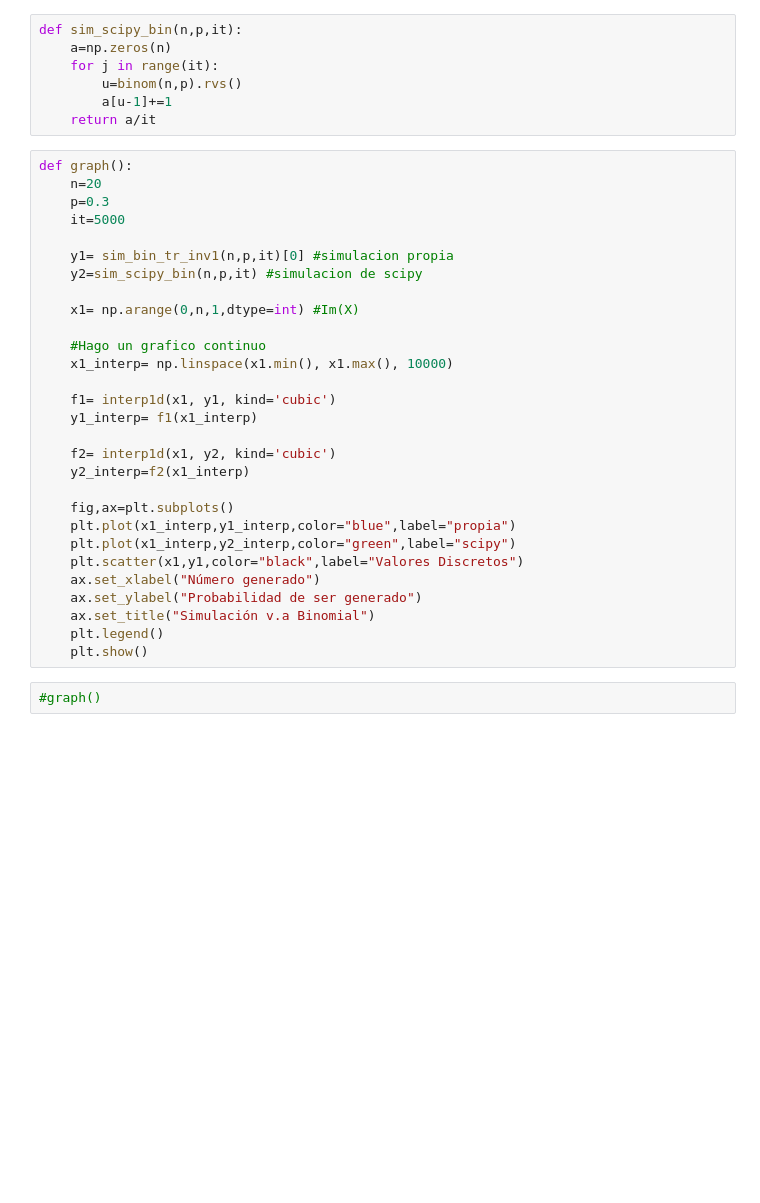
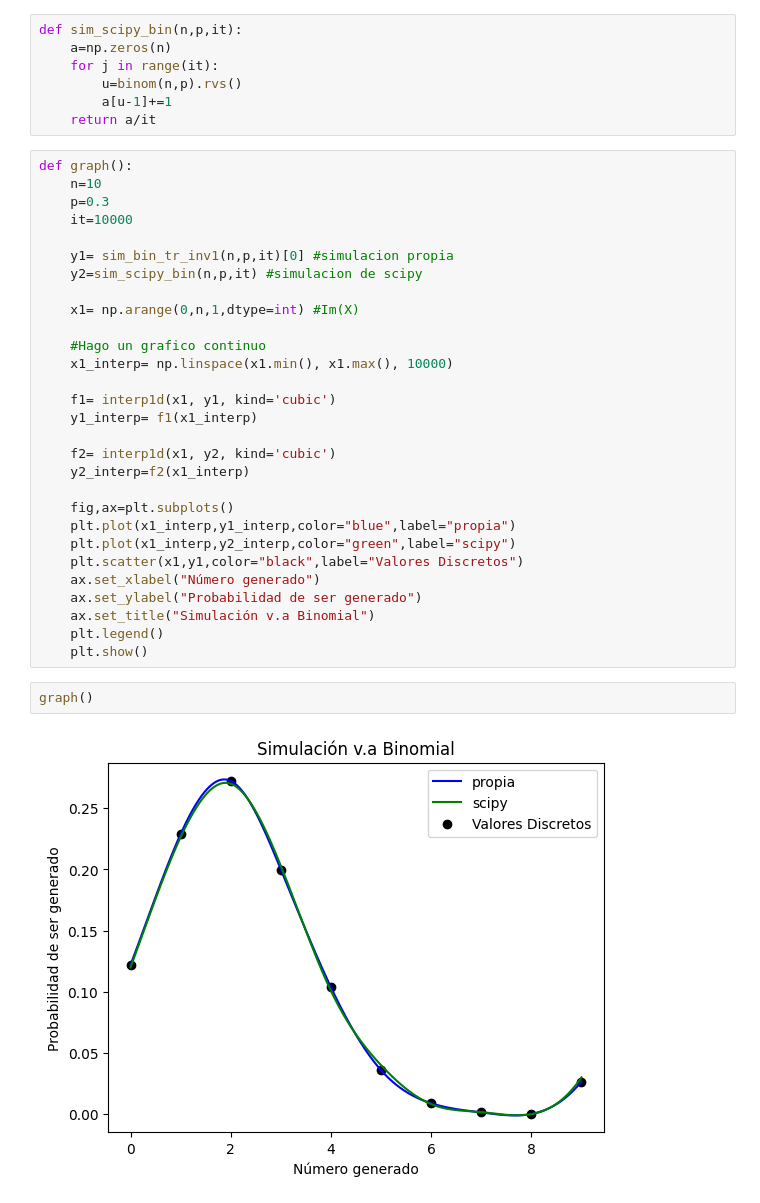
Before and after one commit to AdolfoBanchio/Famaf, a Jupyter notebook: 4to/Modelos y simulacion/EjerciciosResueltos/Práctico 4/ej5.ipynb, the cells around one changed output. Drawn from its saved outputs; the diff is of its cells as text; blank space fills up the shorter version.

```diff
--- a/4to/Modelos y simulacion/EjerciciosResueltos/Práctico 4/ej5.ipynb
+++ b/4to/Modelos y simulacion/EjerciciosResueltos/Práctico 4/ej5.ipynb
@@ -74,9 +74,9 @@ def sim_scipy_bin(n,p,it):
     return a/it
 # %%
 def graph():
-    n=20
+    n=10
     p=0.3
-    it=5000
+    it=10000
 
     y1= sim_bin_tr_inv1(n,p,it)[0] #simulacion propia
     y2=sim_scipy_bin(n,p,it) #simulacion de scipy
@@ -101,5 +101,7 @@ def graph():
     ax.set_title("Simulación v.a Binomial")
     plt.legend()
     plt.show()
-# %%
-#graph()
+# %%
+graph()
+# %% [output]
+[figure, added]
```
Also changed, not shown: parts of 1 cell of this notebook, 1 other file.
